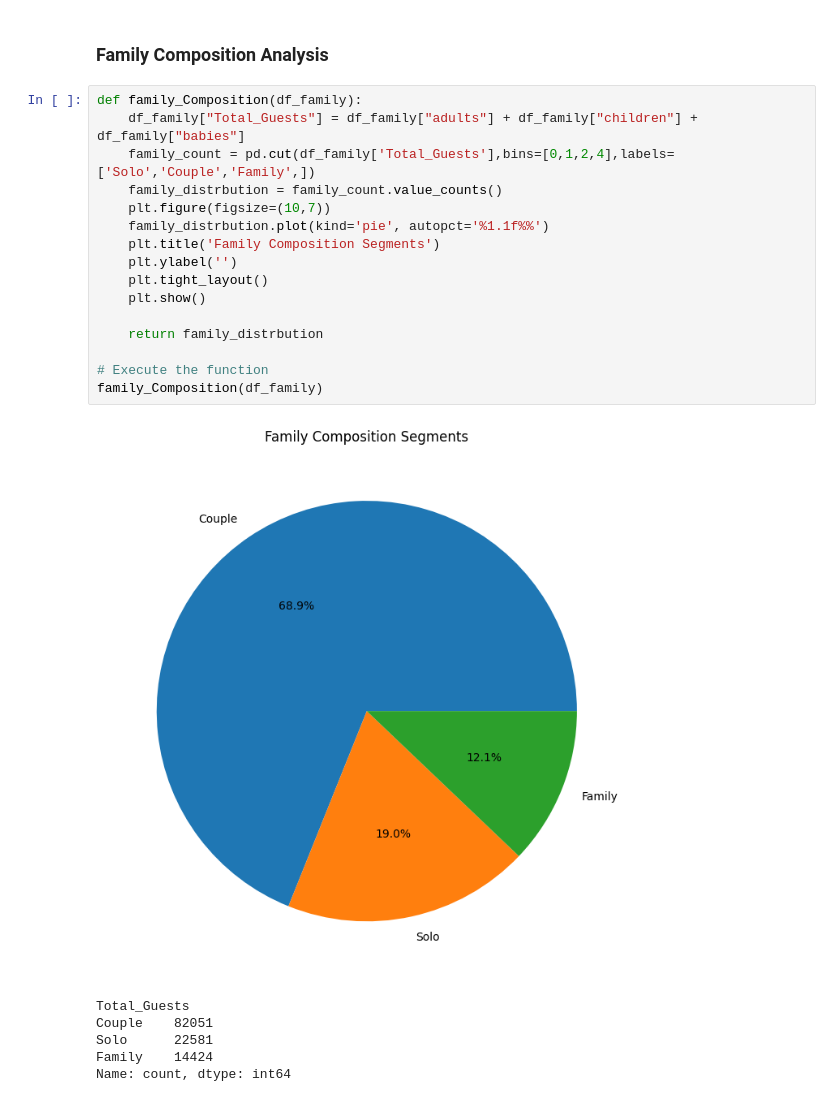
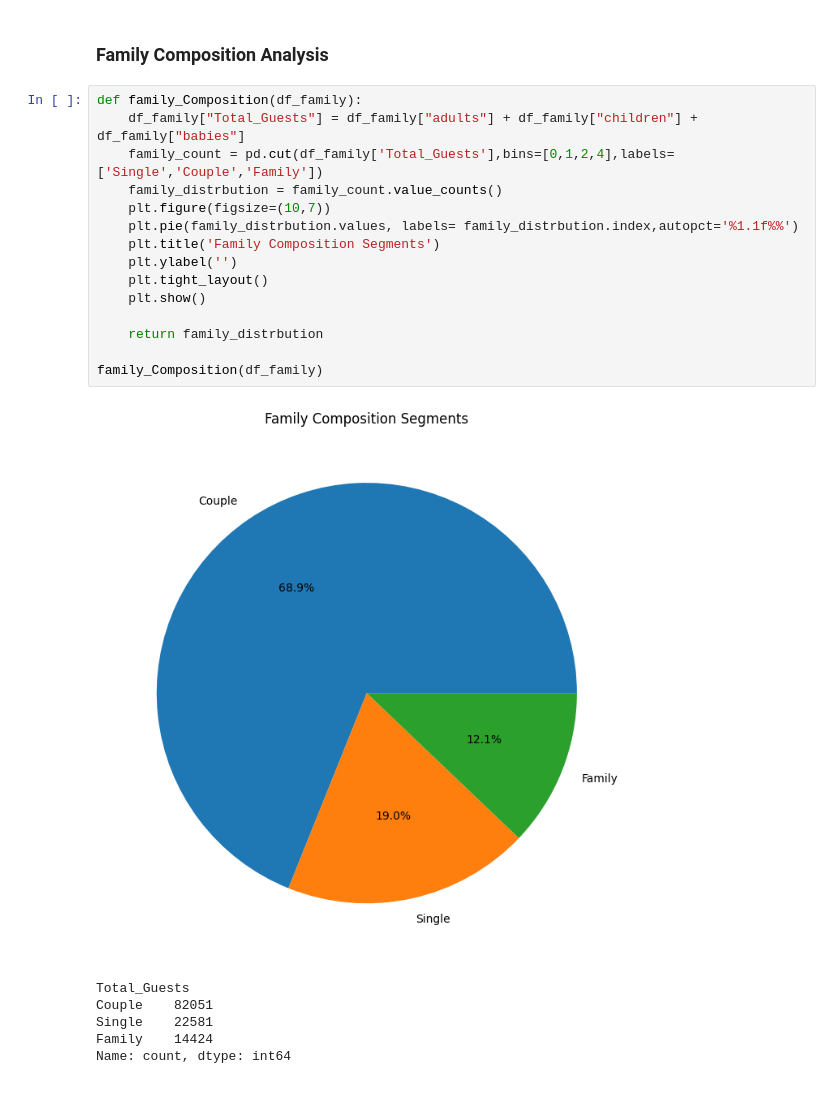
Before and after one commit to asif-mursalin/Data-mining-project, a Jupyter notebook: Project.ipynb, the cells around one changed output. Drawn from its saved outputs; the diff is of its cells as text.

```diff
--- a/Project.ipynb
+++ b/Project.ipynb
@@ -741,23 +756,22 @@ df_family
 # %%
 def family_Composition(df_family):
     df_family["Total_Guests"] = df_family["adults"] + df_family["children"] + df_family["babies"]
-    family_count = pd.cut(df_family['Total_Guests'],bins=[0,1,2,4],labels=['Solo','Couple','Family',])
+    family_count = pd.cut(df_family['Total_Guests'],bins=[0,1,2,4],labels=['Single','Couple','Family'])
     family_distrbution = family_count.value_counts()
     plt.figure(figsize=(10,7))
-    family_distrbution.plot(kind='pie', autopct='%1.1f%%')
+    plt.pie(family_distrbution.values, labels= family_distrbution.index,autopct='%1.1f%%')
     plt.title('Family Composition Segments')
     plt.ylabel('')
     plt.tight_layout()
     plt.show()
 
     return family_distrbution
 
-# Execute the function
 family_Composition(df_family)
 # %% [output]
-[figure, old version]
+[figure, new version]
 Total_Guests
 Couple    82051
-Solo      22581
+Single    22581
 Family    14424
 Name: count, dtype: int64
```
Also changed, not shown: parts of 6 cells of this notebook.
